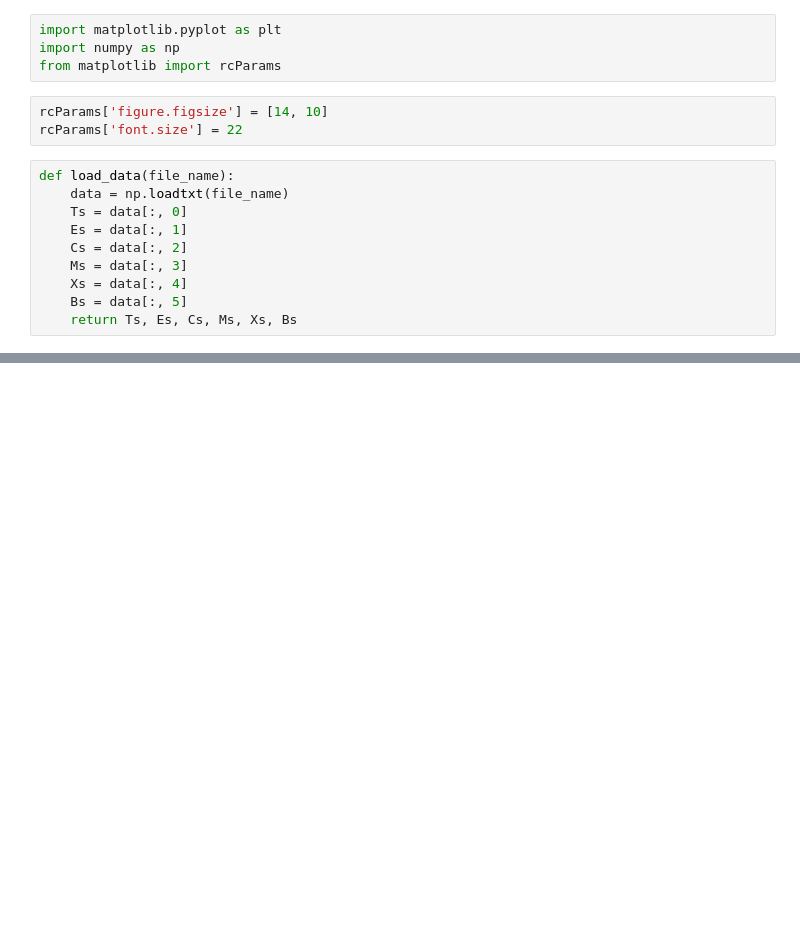
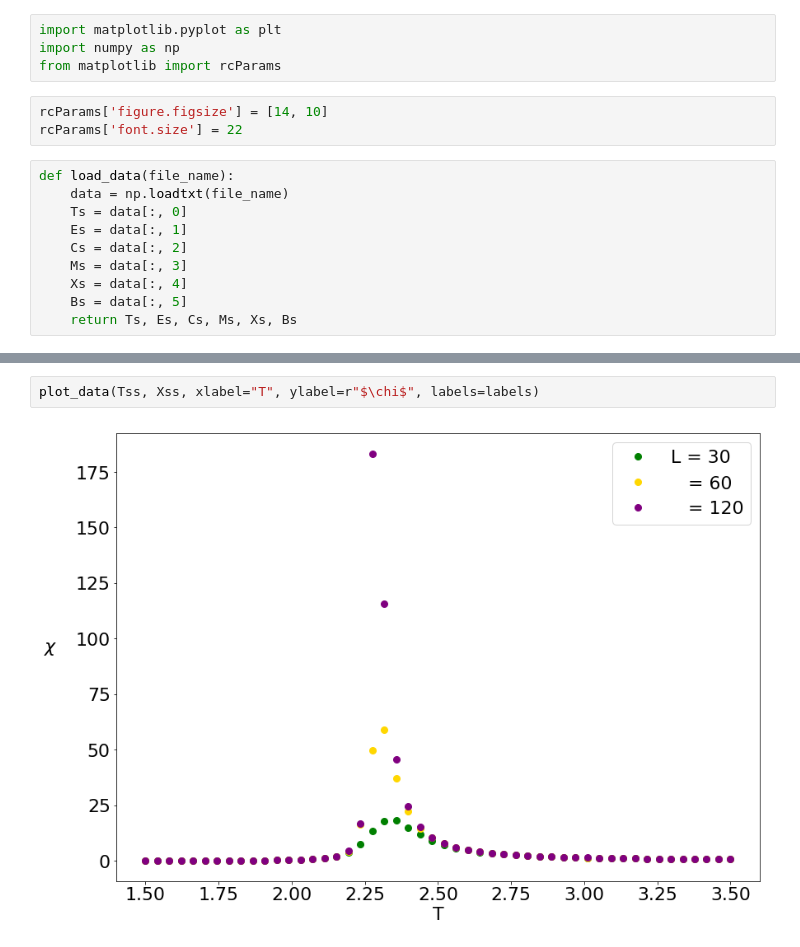
Before and after one commit to stevenstetzler/computational-physics, a Jupyter notebook: project2/project2_plots.ipynb, the cells around one changed output, grey strips where cells are left out. Drawn from its saved outputs; the diff is of its cells as text; blank space fills up the shorter version.

```diff
--- a/project2/project2_plots.ipynb
+++ b/project2/project2_plots.ipynb
@@ -32,0 +119,4 @@ plot_data(Ts, Xs, xlabel="T", ylabel="m")
+# %%
+plot_data(Tss, Xss, xlabel="T", ylabel=r"$\chi$", labels=labels)
+# %% [output]
+[figure, added]
```
Also changed, not shown: parts of 12 cells of this notebook.
